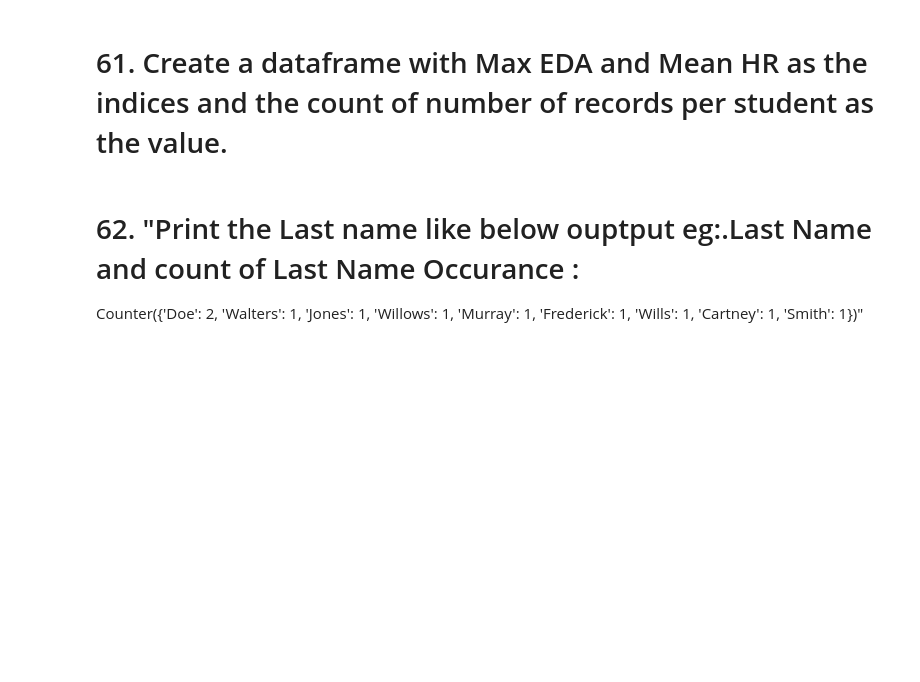
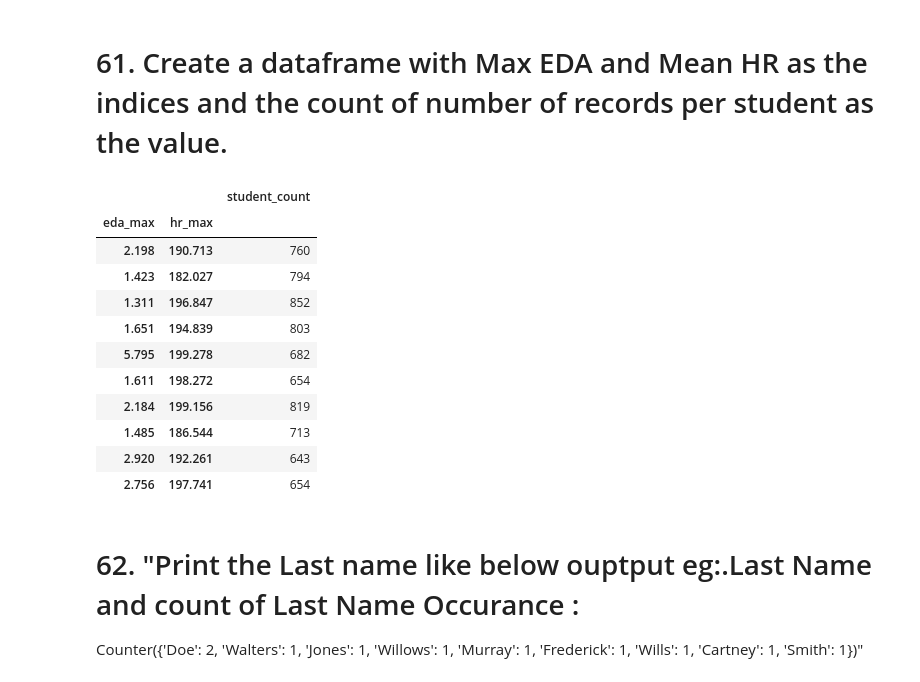
Before and after one commit to PHTeam7/Team7_TinyCoders_PythonHackathon_Dec, a Jupyter notebook: Team7_TinyCoders_Main80Questions.ipynb, the cells around one changed output. Saved outputs shown, nothing was run; the diff lists cells and outputs as text; code cells hidden in the pictures; blank space fills up the shorter version.

```diff
--- a/Team7_TinyCoders_Main80Questions.ipynb
+++ b/Team7_TinyCoders_Main80Questions.ipynb
@@ -371,5 +391,25 @@ df_eda[df_eda['Exam'] == 'midterm 1'].groupby('Student_id').max('EDA')['EDA'].pl
 # %% [markdown]
 # 61. Create a dataframe with Max EDA and Mean HR as the indices and the count of number of records per student as the value.
+# %%
+max_eda_df = df_eda.groupby('Student_id').agg(eda_max=pd.NamedAgg(column='EDA', aggfunc='max'), student_count=pd.NamedAgg(column='Student_id', aggfunc='count'))
+max_hr_df = df_hr.groupby('Student_id').agg(hr_max=pd.NamedAgg(column='HR', aggfunc='max'), hr_student_count=pd.NamedAgg(column='Student_id', aggfunc='count'))
+
+merged_df = pd.merge(max_hr_df,max_eda_df, on='Student_id')[['eda_max', 'hr_max', 'student_count']]
+merged_df.set_index(['eda_max', 'hr_max'], inplace=True)
+display(merged_df)
+# %% [output]
+|  |  | student_count |
+| eda_max | hr_max |  |
+| 2.198 | 190.713 | 760 |
+| 1.423 | 182.027 | 794 |
+| 1.311 | 196.847 | 852 |
+| 1.651 | 194.839 | 803 |
+| 5.795 | 199.278 | 682 |
+| 1.611 | 198.272 | 654 |
+| 2.184 | 199.156 | 819 |
+| 1.485 | 186.544 | 713 |
+| 2.920 | 192.261 | 643 |
+| 2.756 | 197.741 | 654 |
 # %% [markdown]
 # 62. "Print the Last name like below ouptput eg:.Last Name and count of Last Name   Occurance  :
  Counter({'Doe': 2, 'Walters': 1, 'Jones': 1, 'Willows': 1, 'Murray': 1, 'Frederick': 1, 'Wills': 1, 'Cartney': 1, 'Smith': 1})"
```
Also changed, not shown: parts of 8 cells of this notebook.
